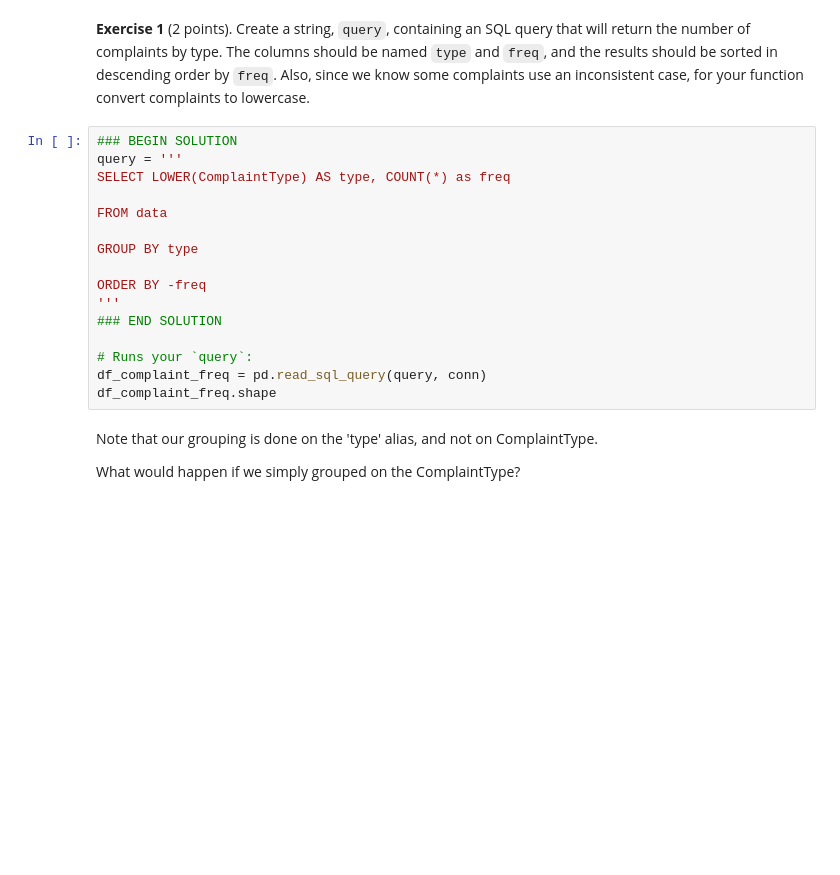
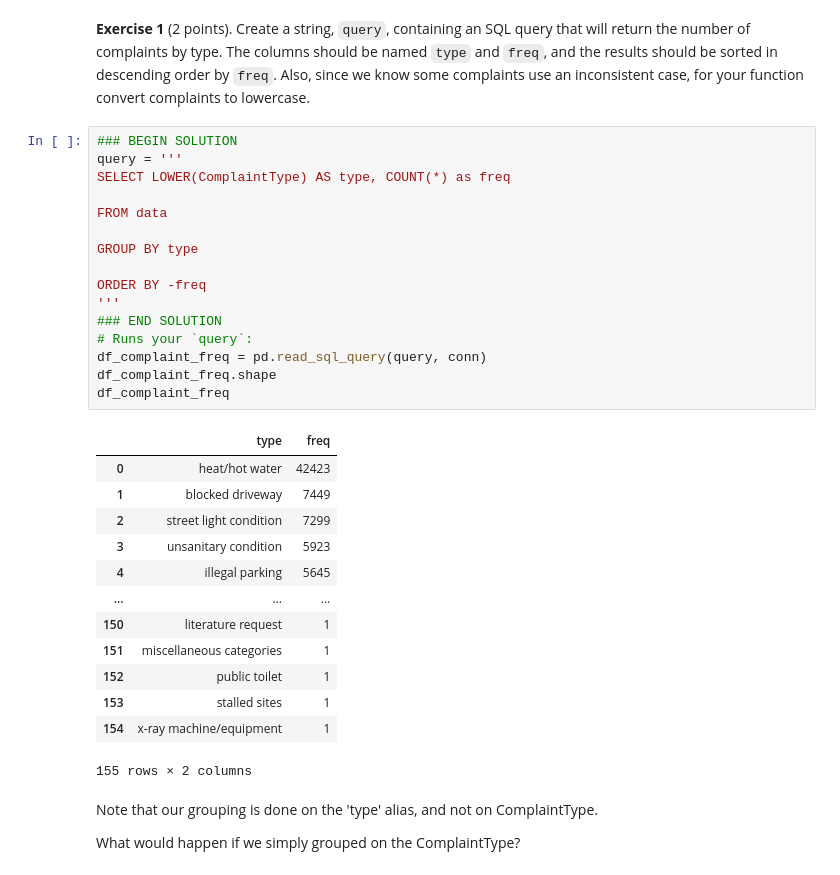
Before and after one commit to frendlygost/Edited-bootcamps, a Jupyter notebook: Module 1/Session 4/m1s4nb2_SQL_intro_2.ipynb, the cells around one changed output. Cells and saved outputs as stored; diff of their text form; blank space fills up the shorter version.

```diff
--- a/Module 1/Session 4/m1s4nb2_SQL_intro_2.ipynb
+++ b/Module 1/Session 4/m1s4nb2_SQL_intro_2.ipynb
@@ -235,19 +235,33 @@ Exercises 1, 2, and 4 in Notebook 9 Part 1 provide some good examples of how thi
 # %%
 ### BEGIN SOLUTION
 query = '''
 SELECT LOWER(ComplaintType) AS type, COUNT(*) as freq
 
 FROM data
 
 GROUP BY type
 
 ORDER BY -freq
 '''
 ### END SOLUTION
-
 # Runs your `query`:
 df_complaint_freq = pd.read_sql_query(query, conn)
 df_complaint_freq.shape
+df_complaint_freq
+# %% [output]
+|  | type | freq |
+| 0 | heat/hot water | 42423 |
+| 1 | blocked driveway | 7449 |
+| 2 | street light condition | 7299 |
+| 3 | unsanitary condition | 5923 |
+| 4 | illegal parking | 5645 |
+| ... | ... | ... |
+| 150 | literature request | 1 |
+| 151 | miscellaneous categories | 1 |
+| 152 | public toilet | 1 |
+| 153 | stalled sites | 1 |
+| 154 | x-ray machine/equipment | 1 |
+155 rows × 2 columns
 # %% [markdown]
 Note that our grouping is done on the 'type' alias, and not on ComplaintType.
 
```
Also changed, not shown: parts of 7 cells of this notebook.
